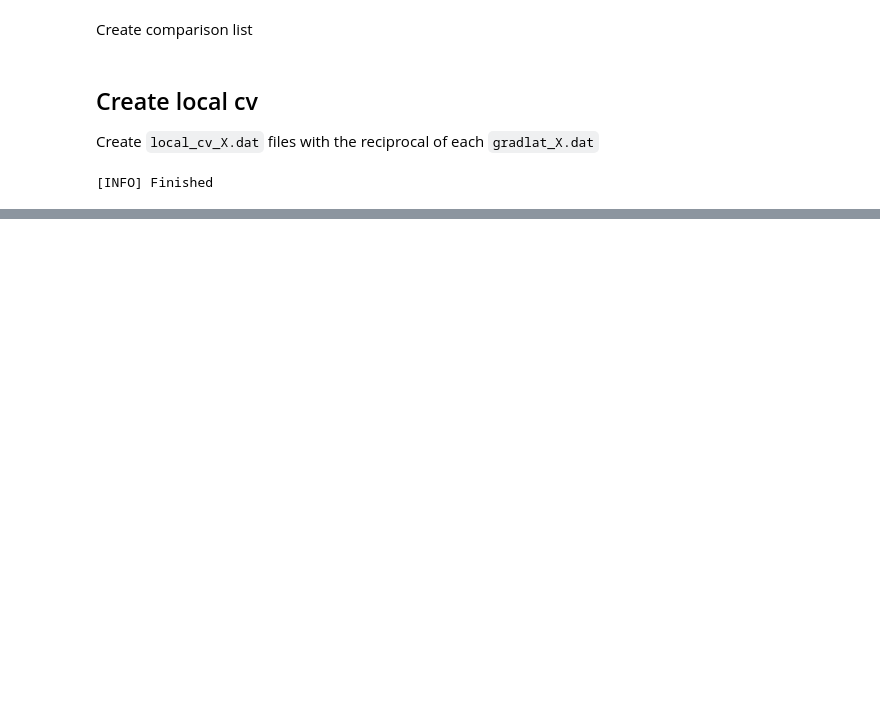
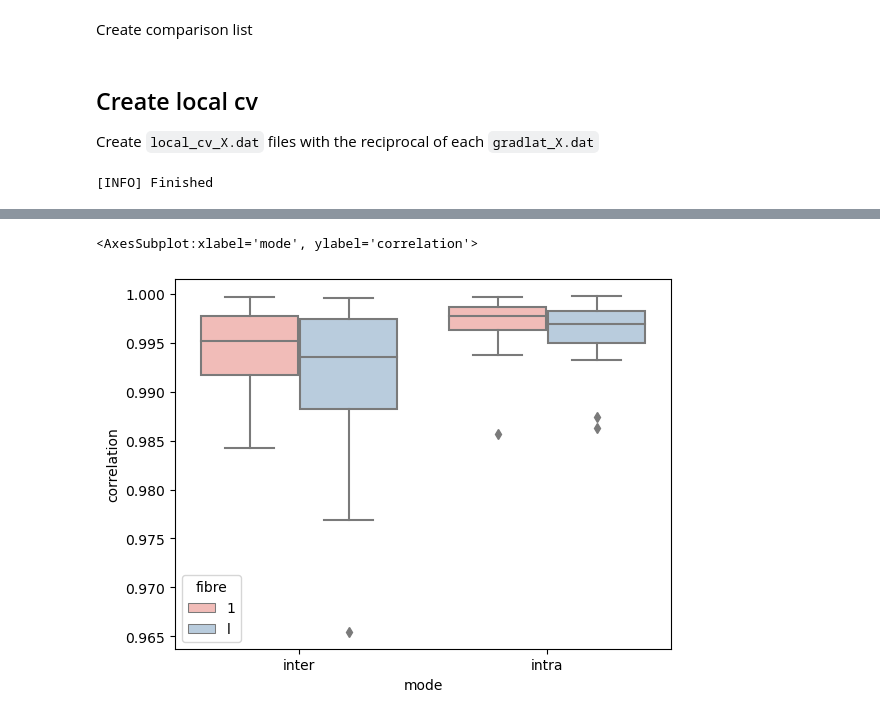
Before and after one commit to alonsoJASL/imatools, a Jupyter notebook: ipynb/sims_comparisons.ipynb, the cells around one changed output, grey strips where cells are left out. Saved outputs shown, nothing was run; the diff lists cells and outputs as text; code cells hidden in the pictures; blank space fills up the shorter version.

```diff
--- a/ipynb/sims_comparisons.ipynb
+++ b/ipynb/sims_comparisons.ipynb
@@ -87,7 +108,10 @@ if iou.chooseplatform() == 'Linux':
 else:
     comparison_list = df_comp['comparison_path'].tolist()
 cx = 0  # go in even numbers!
+import scipy.stats as sstat
 
+def cname(dx, mx) :
+    return dx + '_' + mx + '.csv'
 comp_a = comparison_list[cx]
 comp_b = comparison_list[cx+1]
 # %% [markdown]
@@ -156,7 +188,13 @@ f_b = np.loadtxt(comp_b)
 TAT = lambda x : np.nanmax(x) - np.nanmin(x)
 print('A: {}, B: {}, diff : {}'.format(TAT(f_a), TAT(f_b), TAT(f_a)-TAT(f_b)))
 
-# np.corrcoef(df['lat_0'], df['lat_1'])
-sstat.pearsonr(df['lat_0'], df['lat_1'])
+print(np.corrcoef(df['lat_0'], df['lat_1']))
+
+ss = sstat.pearsonr(df['lat_0'], df['lat_1'])
+
+# ss.statistic
+# sns.lmplot(data=df.sample(1000), x='lat_0', y='lat_1')
+
+df
 # %% [output]
 A: 143.6578, B: 137.4167, diff : 6.241100000000017
@@ -200,0 +272,10 @@ perc_above(1/f_a, d['low_whisker'])
+# %%
+import statsmodels.api as sm
+import matplotlib.pyplot as plt
+
+# sm.graphics.mean_diff_plot(df_lat['tat_a'], df_lat['tat_b'])
+sns.set_palette('Pastel1')
+sns.boxplot(data=df_lat, x='mode', y='correlation', hue='fibre')
+# %% [output]
+<AxesSubplot:xlabel='mode', ylabel='correlation'>
+[figure, added]
```
Also changed, not shown: parts of 13 cells of this notebook.
